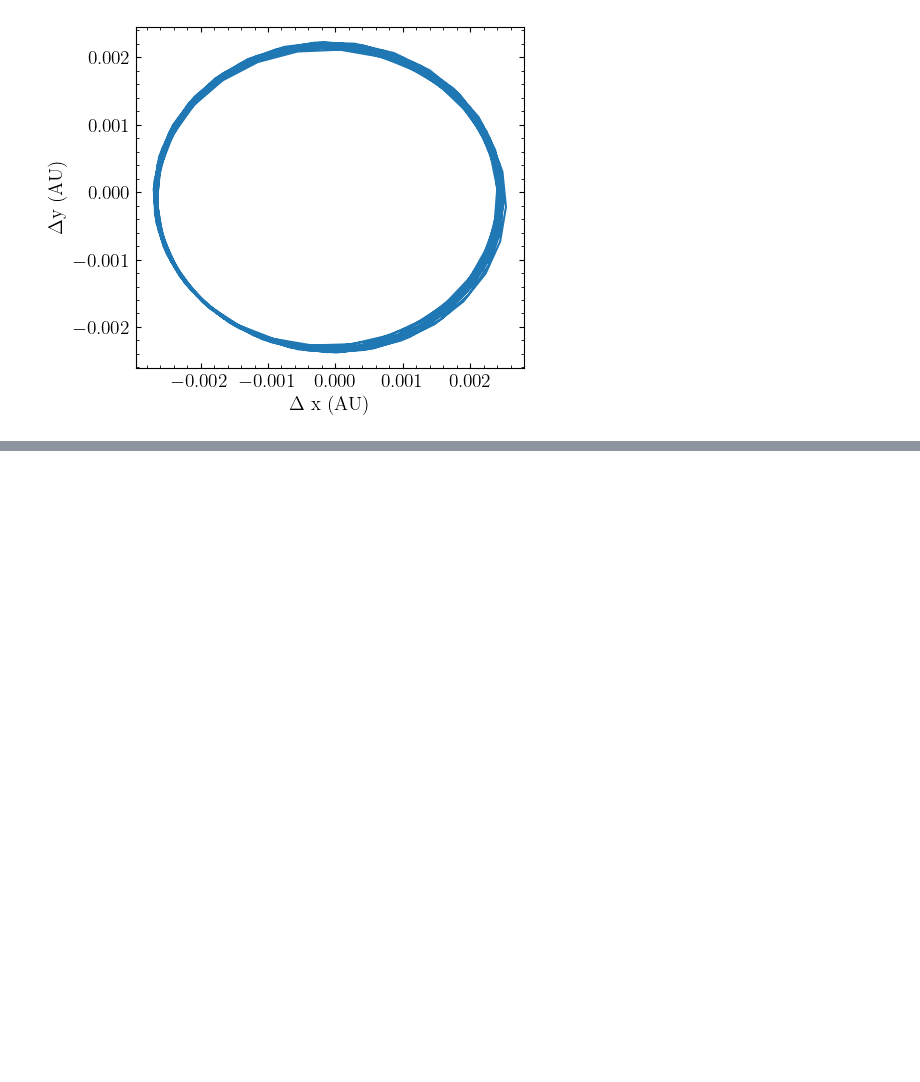
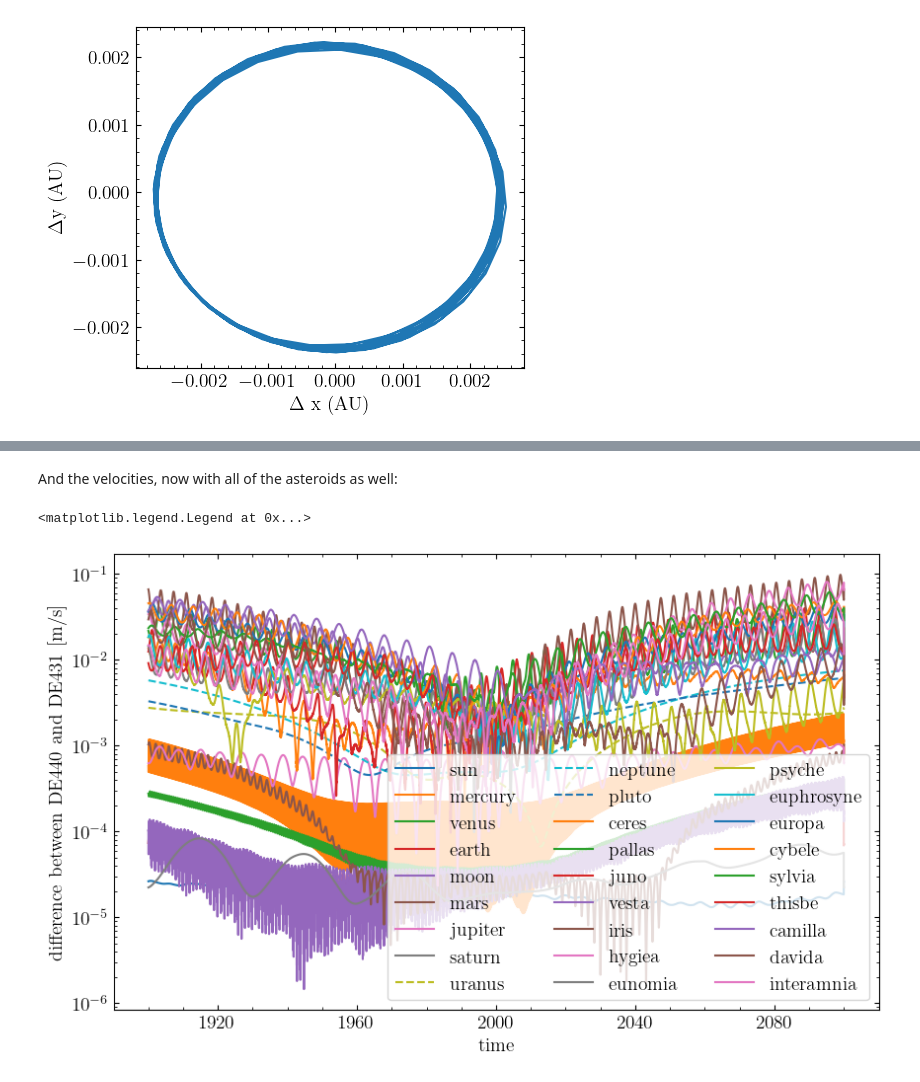
Before and after one commit to ben-cassese/jorbit, a Jupyter notebook: docs/tutorials/interact_de_ephemeris.ipynb, the cells around one changed output, grey strips where cells are left out. Cells and saved outputs as stored; diff of their text form; code cells hidden in the pictures; blank space fills up the shorter version.

```diff
--- a/docs/tutorials/interact_de_ephemeris.ipynb
+++ b/docs/tutorials/interact_de_ephemeris.ipynb
@@ -90,0 +142,41 @@ ax.set(aspect="equal", xlabel=r"$\Delta$ x (AU)", ylabel=r"$\Delta$y (AU)");
+# %% [markdown]
+And the velocities, now with all of the asteroids as well:
+# %%
+eph1 = Ephemeris(
+    ssos="default solar system",
+    earliest_time=Time("1900-01-01"),
+    latest_time=Time("2100-01-01"),
+    de_ephemeris_version="440",
+)
+
+eph2 = Ephemeris(
+    ssos="default solar system",
+    earliest_time=Time("1900-01-01"),
+    latest_time=Time("2100-01-01"),
+    de_ephemeris_version="430",
+)
+
+times = Time(
+    np.linspace(Time("1900-01-01").jd, Time("2100-01-01").jd, 365 * 200),
+    format="jd",
+)
+
+eph1_states = eph1.state(times)
+eph2_states = eph2.state(times)
+
+
+fig, ax = plt.subplots(figsize=(10, 6))
+
+for planet in eph1_states.keys():
+    if planet in ["uranus", "neptune", "pluto"]:
+        ls = "--"
+    else:
+        ls = "-"
+    delta = np.linalg.norm(eph1_states[planet]["v"] - eph2_states[planet]["v"], axis=1)
+    ax.plot(times.utc.datetime, delta.to(u.m / u.s), label=planet, linestyle=ls)
+
+ax.set(yscale="log", xlabel="time", ylabel="difference between DE440 and DE431 [m/s]")
+ax.legend(ncols=3)
+# %% [output]
+<matplotlib.legend.Legend at 0x...>
+[figure, added]
```
Also changed, not shown: parts of 6 cells of this notebook, 8 other files.
